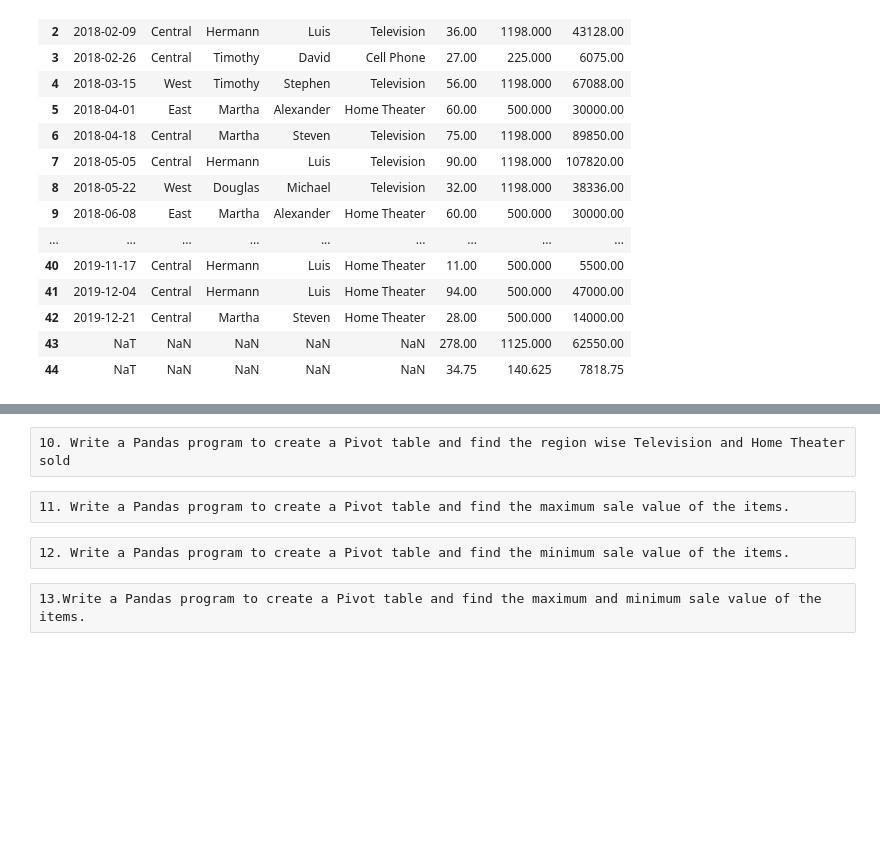
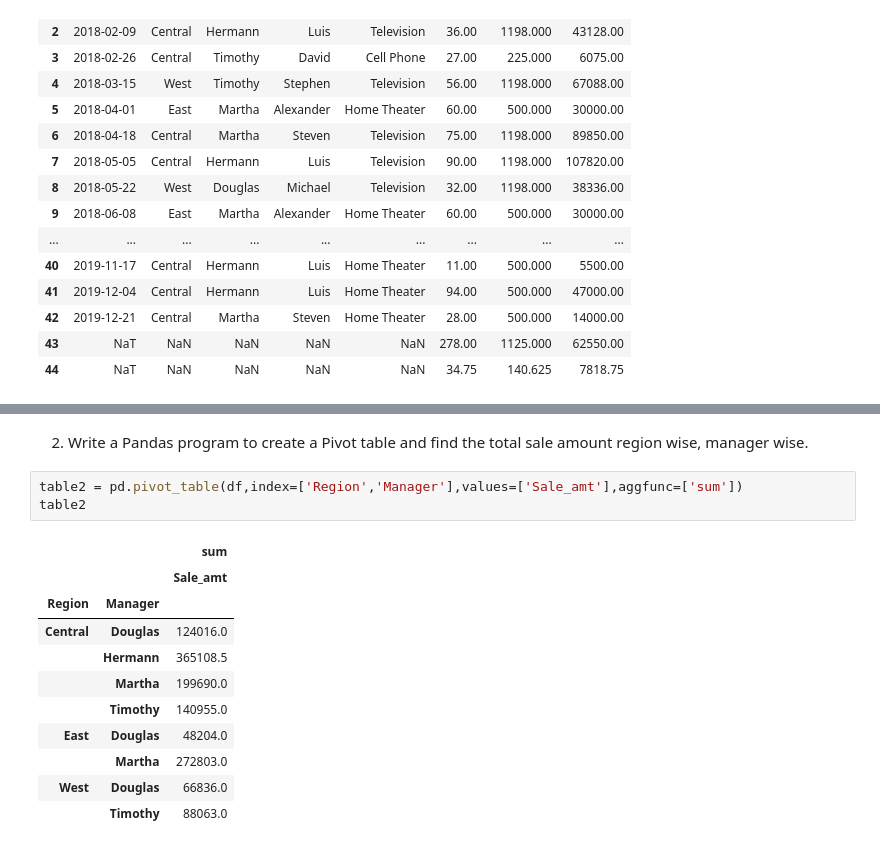
Before and after one commit to Gururaj45/pydatabase, a Jupyter notebook: pivot_table_exercise1.ipynb, the cells around one changed output, grey strips where cells are left out. Cells and saved outputs as stored; diff of their text form; blank space fills up the shorter version.

```diff
--- a/pivot_table_exercise1.ipynb
+++ b/pivot_table_exercise1.ipynb
@@ -42,8 +26,17 @@ df
-# %% [raw]
-10. Write a Pandas program to create a Pivot table and find the region wise Television and Home Theater sold
-# %% [raw]
-11. Write a Pandas program to create a Pivot table and find the maximum sale value of the items.
-# %% [raw]
-12. Write a Pandas program to create a Pivot table and find the minimum sale value of the items.
-# %% [raw]
-13.Write a Pandas program to create a Pivot table and find the maximum and minimum sale value of the items.
+# %% [markdown]
+2. Write a Pandas program to create a Pivot table and find the total sale amount region wise, manager wise.
+# %%
+table2 = pd.pivot_table(df,index=['Region','Manager'],values=['Sale_amt'],aggfunc=['sum'])
+table2
+# %% [output]
+|  |  | sum |
+|  |  | Sale_amt |
+| Region | Manager |  |
+| Central | Douglas | 124016.0 |
+|  | Hermann | 365108.5 |
+|  | Martha | 199690.0 |
+|  | Timothy | 140955.0 |
+| East | Douglas | 48204.0 |
+|  | Martha | 272803.0 |
+| West | Douglas | 66836.0 |
+|  | Timothy | 88063.0 |
```
Also changed, not shown: parts of 32 cells of this notebook.
